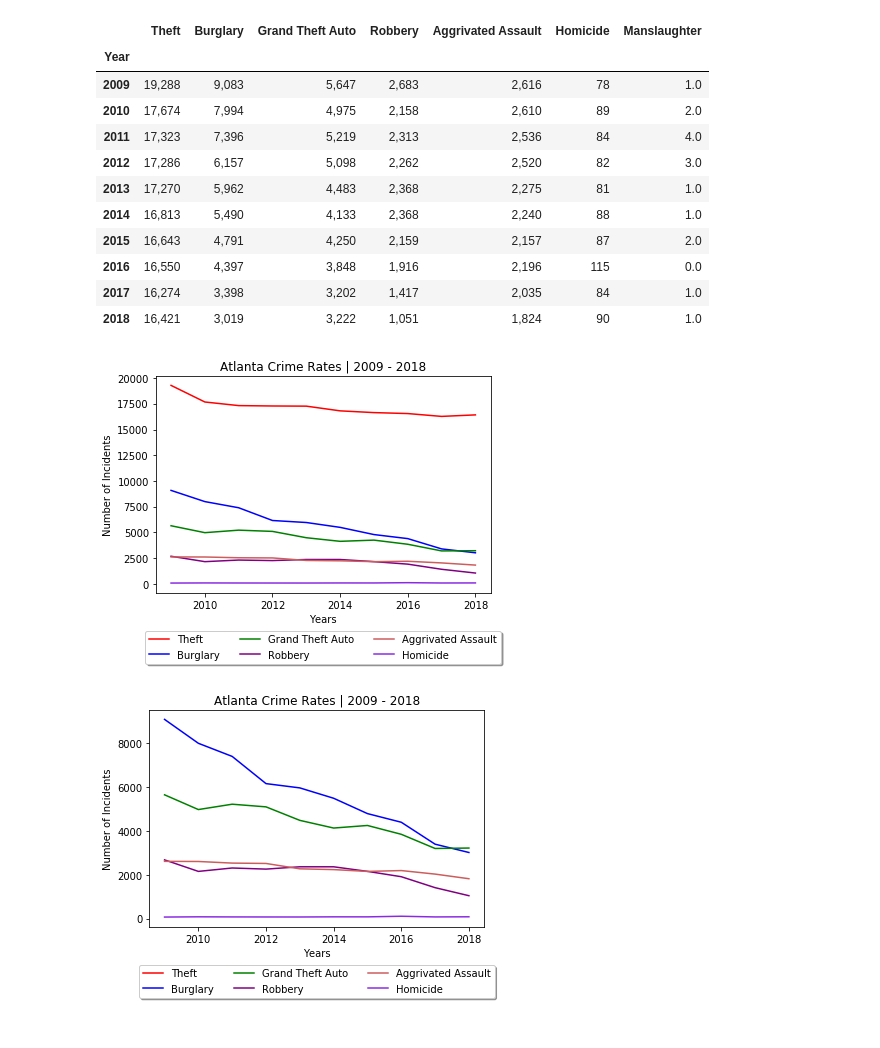
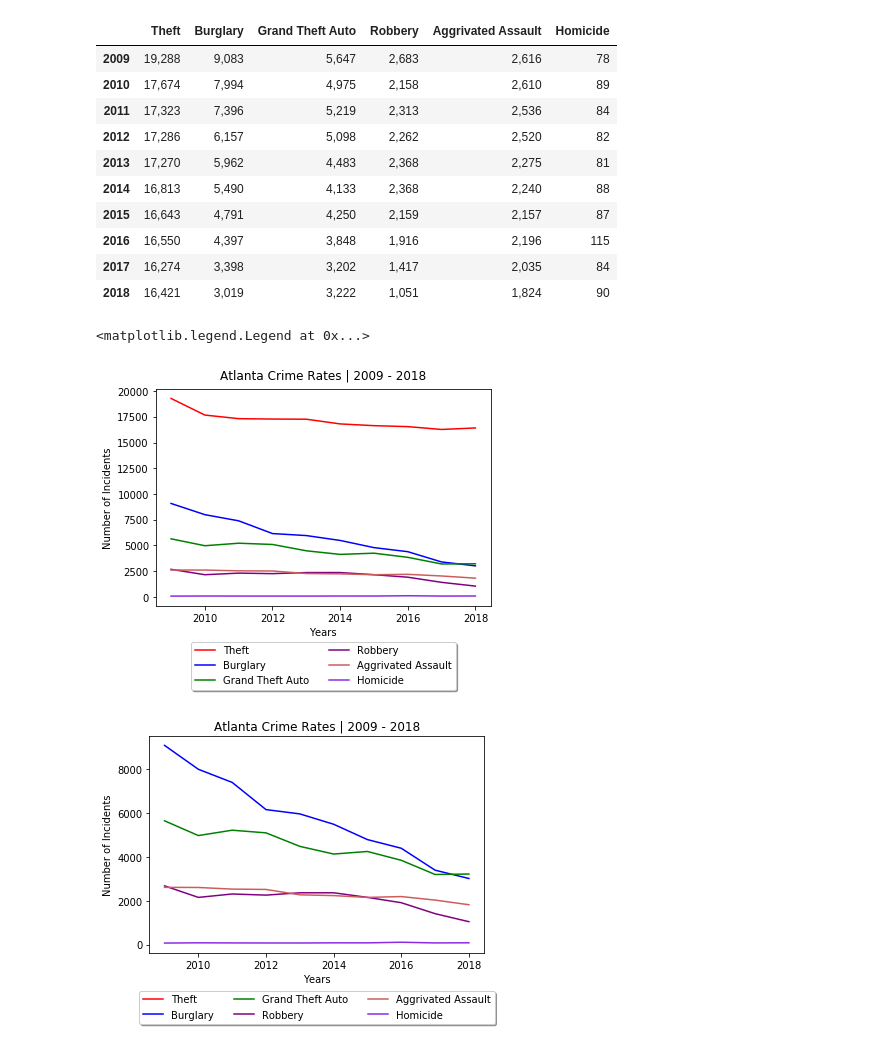
Before and after one commit to PatrickHennessey/GroupPoject01File, a Jupyter notebook: patrick_stuff/atl_min.ipynb, the cells around one changed output. Drawn from its saved outputs; the diff is of its cells as text; code cells hidden in the pictures.

```diff
--- a/patrick_stuff/atl_min.ipynb
+++ b/patrick_stuff/atl_min.ipynb
@@ -66,42 +67,41 @@ atl_crime_df = pd.DataFrame({
     "Robbery" : atl_robbery,
     "Aggrivated Assault" : atl_aassault,
     "Homicide" : atl_homicide,
-    "Manslaughter" : atl_manslaughter
 })
-
+atl_crime_df.index.name = None
 atl_crime_df.fillna(0).style.format("{:,}")
 # %% [output]
-|  | Theft | Burglary | Grand Theft Auto | Robbery | Aggrivated Assault | Homicide | Manslaughter |
-| Year |  |  |  |  |  |  |  |
-| 2009 | 19,288 | 9,083 | 5,647 | 2,683 | 2,616 | 78 | 1.0 |
-| 2010 | 17,674 | 7,994 | 4,975 | 2,158 | 2,610 | 89 | 2.0 |
-| 2011 | 17,323 | 7,396 | 5,219 | 2,313 | 2,536 | 84 | 4.0 |
-| 2012 | 17,286 | 6,157 | 5,098 | 2,262 | 2,520 | 82 | 3.0 |
-| 2013 | 17,270 | 5,962 | 4,483 | 2,368 | 2,275 | 81 | 1.0 |
-| 2014 | 16,813 | 5,490 | 4,133 | 2,368 | 2,240 | 88 | 1.0 |
-| 2015 | 16,643 | 4,791 | 4,250 | 2,159 | 2,157 | 87 | 2.0 |
-| 2016 | 16,550 | 4,397 | 3,848 | 1,916 | 2,196 | 115 | 0.0 |
-| 2017 | 16,274 | 3,398 | 3,202 | 1,417 | 2,035 | 84 | 1.0 |
-| 2018 | 16,421 | 3,019 | 3,222 | 1,051 | 1,824 | 90 | 1.0 |
+|  | Theft | Burglary | Grand Theft Auto | Robbery | Aggrivated Assault | Homicide |
+| 2009 | 19,288 | 9,083 | 5,647 | 2,683 | 2,616 | 78 |
+| 2010 | 17,674 | 7,994 | 4,975 | 2,158 | 2,610 | 89 |
+| 2011 | 17,323 | 7,396 | 5,219 | 2,313 | 2,536 | 84 |
+| 2012 | 17,286 | 6,157 | 5,098 | 2,262 | 2,520 | 82 |
+| 2013 | 17,270 | 5,962 | 4,483 | 2,368 | 2,275 | 81 |
+| 2014 | 16,813 | 5,490 | 4,133 | 2,368 | 2,240 | 88 |
+| 2015 | 16,643 | 4,791 | 4,250 | 2,159 | 2,157 | 87 |
+| 2016 | 16,550 | 4,397 | 3,848 | 1,916 | 2,196 | 115 |
+| 2017 | 16,274 | 3,398 | 3,202 | 1,417 | 2,035 | 84 |
+| 2018 | 16,421 | 3,019 | 3,222 | 1,051 | 1,824 | 90 |
 # %%
 # Atlanta by year graph
 x_axis = range(2009, 2019)
 theft, = plt.plot(x_axis, atl_theft , color="red", label="Theft")
 burglary, = plt.plot(x_axis, atl_burglary, color="blue", label="Burglary")
 auto, = plt.plot(x_axis, atl_auto, color="green", label="Grand Theft Auto")
 robbery, = plt.plot(x_axis, atl_robbery, color="purple", label="Robbery")
 assault, = plt.plot(x_axis, atl_aassault, color="indianred", label="Aggrivated Assault")
 homicide, = plt.plot(x_axis, atl_homicide, color="blueviolet", label="Homicide")
 
 #Add labels to graph
-plt.title("Atlanta Crime Rates | 2009 - 2018")
+plt.title("Atlanta Crime Rates | 2009 - 2018", pad=10)
 plt.xlabel("Years")
 plt.ylabel("Number of Incidents")
 
-plt.legend(handles=[theft, burglary, auto, robbery, assault, homicide], loc='center', bbox_to_anchor=(.5, -.25), ncol=3, fancybox=True, shadow=True)
-plt.savefig("images/ATLYears.png", dpi=300)
+plt.legend(handles=[theft, burglary, auto, robbery, assault, homicide], loc='center', bbox_to_anchor=(.5, -.275), ncol=2,shadow=True)
+# plt.savefig("images/ATLYears2.jpg", pad_inches=2.5, dpi=300)
 # %% [output]
+<matplotlib.legend.Legend at 0x...>
-[figure, old version]
+[figure, new version]
 # %%
 # Atlanta by year graph
 x_axis = range(2009, 2019)
```
Also changed, not shown: parts of 22 cells of this notebook, 24 other files.
